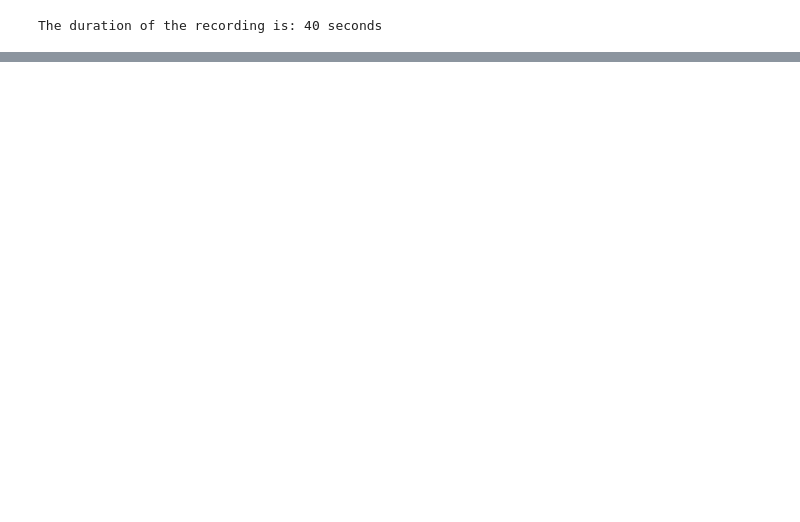
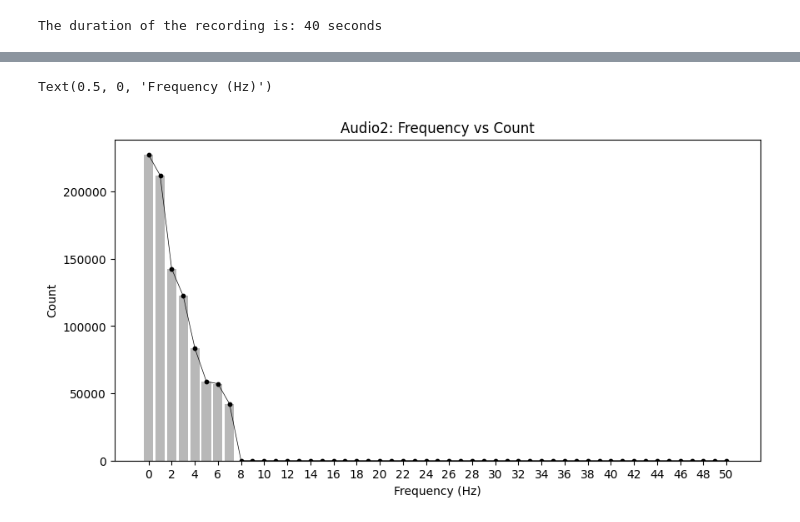
Before and after one commit to mattsmiths/biol470, a Jupyter notebook: week11/EEG_processing_intro.ipynb, the cells around one changed output, grey strips where cells are left out. Saved outputs shown, nothing was run; the diff lists cells and outputs as text; code cells hidden in the pictures; blank space fills up the shorter version.

```diff
--- a/week11/EEG_processing_intro.ipynb
+++ b/week11/EEG_processing_intro.ipynb
@@ -142,3 +170,25 @@ positive_fft_result = np.abs(fft_result[:len(fft_result)//2])
+# %%
+xx = []
+yy = []
+for ee in range(0,51):
+  temp = 0
+  for ind,ele in enumerate(positive_frequencies[:2000]):
+    if ele > ee and ele <= ee+1:
+      temp+=positive_fft_result[ind]
+  xx.append(ee)
+  yy.append(int(temp))
+
+plt.figure(figsize=(10,5))
+plt.bar(xx,yy,color=(0.65,0.65,0.65,0.8))
+plt.plot(xx,yy,color=(0,0,0),linewidth=0.5)
+plt.scatter(xx,yy,color=(0,0,0),s=10)
+ii = plt.xticks(np.arange(0,51,2))
+plt.title('Audio2: Frequency vs Count')
+plt.ylabel('Count')
+plt.xlabel('Frequency (Hz)')
+# %% [output]
+Text(0.5, 0, 'Frequency (Hz)')
+[figure, added]
 # %%
 xx = []
 yy = []
```
Also changed, not shown: parts of 11 cells of this notebook.
